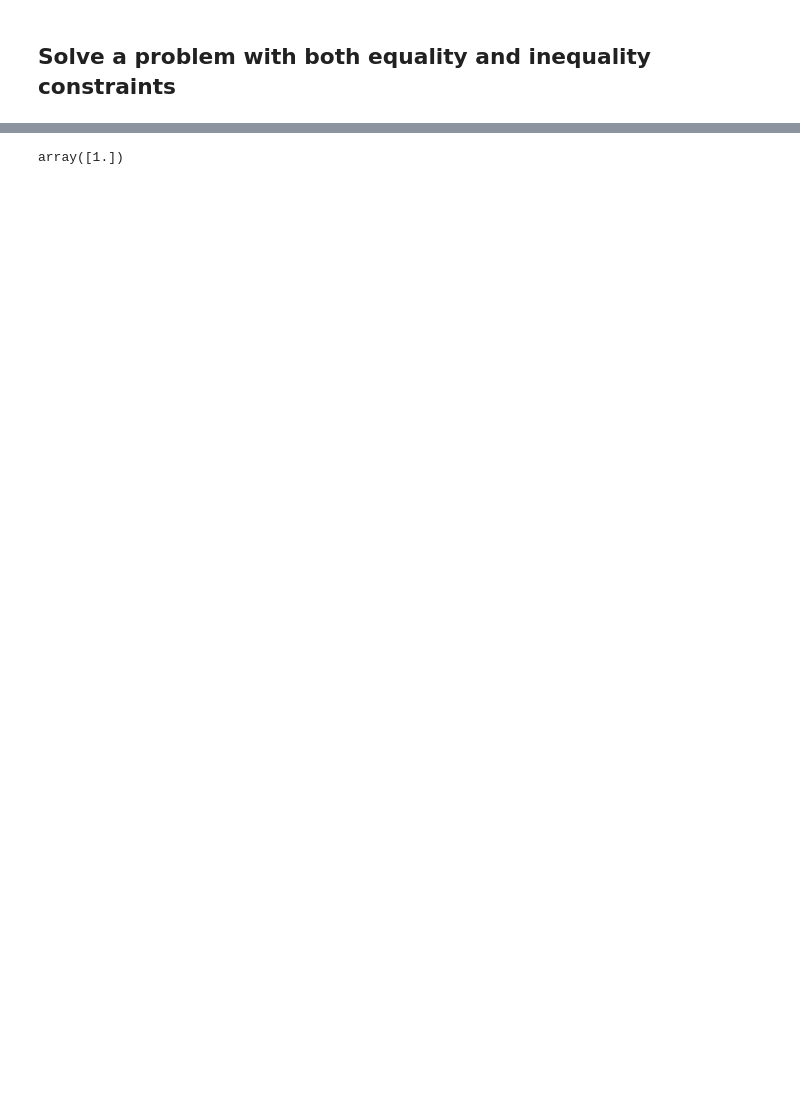
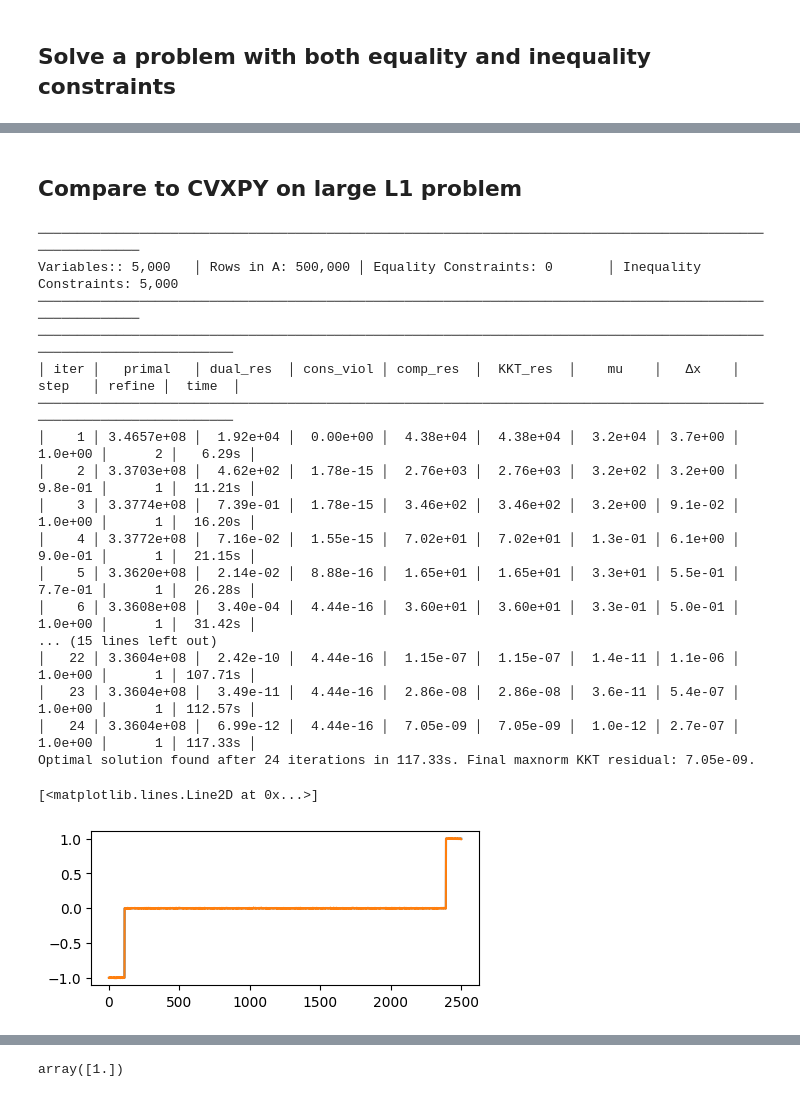
Before and after one commit to AHsu98/glqp, a Jupyter notebook: demo.ipynb, the cells around one changed output, grey strips where cells are left out. Drawn from its saved outputs; the diff is of its cells as text; code cells hidden in the pictures; blank space fills up the shorter version.

```diff
--- a/demo.ipynb
+++ b/demo.ipynb
@@ -177,3 +182,38 @@ Optimal solution found in 10 iterations in 0.16s. Final maxnorm KKT residual: 2.
+# %% [markdown]
+## Compare to CVXPY on large L1 problem
+# %%
+n = 2500
+m = 500000
+lam = 100.
+f,A,Q,C,c,b,x_true = build_logistic_lasso(m = m,n = n, seed = 2,lam = lam)
+problem = GLMProblem(f,A,Q,C,c,b = b)
+xt,results = problem.solve(verbose = True)
+x = xt[:n]
+
+order = np.argsort(x_true)
+plt.figure(figsize=(5,2))
+plt.plot(x_true[order],label = 'true signal (sorted)')
+plt.plot(x[order],label = 'l1 recovery')
+# %% [output]
+──────────────────────────────────────────────────────────────────────────────────────────────────────────
+Variables:: 5,000   │ Rows in A: 500,000 │ Equality Constraints: 0       │ Inequality Constraints: 5,000
+──────────────────────────────────────────────────────────────────────────────────────────────────────────
+──────────────────────────────────────────────────────────────────────────────────────────────────────────────────────
+│ iter │   primal   │ dual_res  │ cons_viol │ comp_res  │  KKT_res  │    mu    │   Δx    │  step   │ refine │  time  │
+──────────────────────────────────────────────────────────────────────────────────────────────────────────────────────
+│    1 │ 3.4657e+08 │  1.92e+04 │  0.00e+00 │  4.38e+04 │  4.38e+04 │  3.2e+04 │ 3.7e+00 │ 1.0e+00 │      2 │   6.29s │
+│    2 │ 3.3703e+08 │  4.62e+02 │  1.78e-15 │  2.76e+03 │  2.76e+03 │  3.2e+02 │ 3.2e+00 │ 9.8e-01 │      1 │  11.21s │
+│    3 │ 3.3774e+08 │  7.39e-01 │  1.78e-15 │  3.46e+02 │  3.46e+02 │  3.2e+00 │ 9.1e-02 │ 1.0e+00 │      1 │  16.20s │
+│    4 │ 3.3772e+08 │  7.16e-02 │  1.55e-15 │  7.02e+01 │  7.02e+01 │  1.3e-01 │ 6.1e+00 │ 9.0e-01 │      1 │  21.15s │
+│    5 │ 3.3620e+08 │  2.14e-02 │  8.88e-16 │  1.65e+01 │  1.65e+01 │  3.3e+01 │ 5.5e-01 │ 7.7e-01 │      1 │  26.28s │
+│    6 │ 3.3608e+08 │  3.40e-04 │  4.44e-16 │  3.60e+01 │  3.60e+01 │  3.3e-01 │ 5.0e-01 │ 1.0e+00 │      1 │  31.42s │
+... (15 lines left out)
+│   22 │ 3.3604e+08 │  2.42e-10 │  4.44e-16 │  1.15e-07 │  1.15e-07 │  1.4e-11 │ 1.1e-06 │ 1.0e+00 │      1 │ 107.71s │
+│   23 │ 3.3604e+08 │  3.49e-11 │  4.44e-16 │  2.86e-08 │  2.86e-08 │  3.6e-11 │ 5.4e-07 │ 1.0e+00 │      1 │ 112.57s │
+│   24 │ 3.3604e+08 │  6.99e-12 │  4.44e-16 │  7.05e-09 │  7.05e-09 │  1.0e-12 │ 2.7e-07 │ 1.0e+00 │      1 │ 117.33s │
+Optimal solution found after 24 iterations in 117.33s. Final maxnorm KKT residual: 7.05e-09.
+[<matplotlib.lines.Line2D at 0x...>]
+[figure, added]
 # %%
 import cvxpy as cp
 from scipy.sparse import csc_array
```
Also changed, not shown: parts of 13 cells of this notebook, 2 other files.
